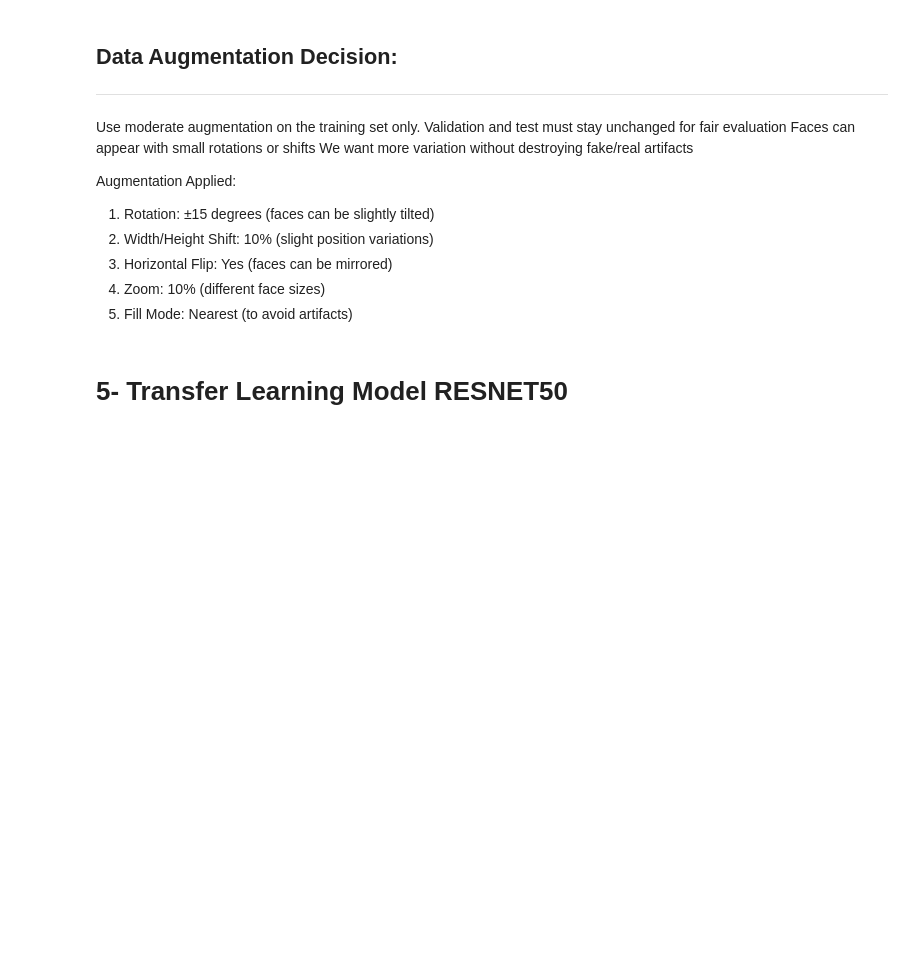
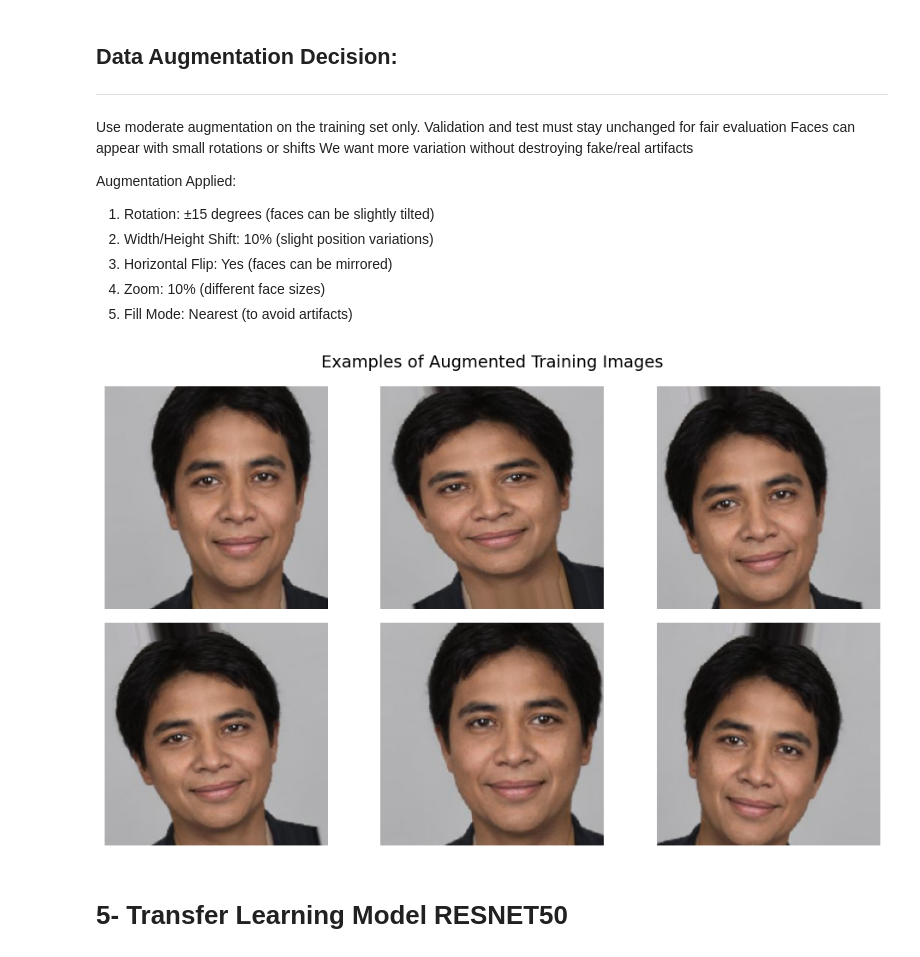
Before and after one commit to habiba-226/ResNet50-Fake-Face-Detection, a Jupyter notebook: resnet-v2.ipynb, the cells around one changed output. Cells and saved outputs as stored; diff of their text form; code cells hidden in the pictures; blank space fills up the shorter version.

```diff
--- a/resnet-v2.ipynb
+++ b/resnet-v2.ipynb
@@ -232,3 +246,24 @@ test_datagen = ImageDataGenerator(rescale=1./255)
+# %%
+# VISUALIZE DATA AUGMENTATION
+sample_img_path = all_train_files[0]
+img = image.load_img(sample_img_path, target_size=(IMG_SIZE, IMG_SIZE))
+img_array = image.img_to_array(img)
+img_array = np.expand_dims(img_array, 0)
+
+aug_iter = train_datagen.flow(img_array, batch_size=1)
+
+plt.figure(figsize=(10, 6))
+for i in range(6):
+    augmented = next(aug_iter)[0]
+    plt.subplot(2, 3, i + 1)
+    plt.imshow(augmented)
+    plt.axis('off')
+
+plt.suptitle("Examples of Augmented Training Images", fontsize=14)
+plt.tight_layout()
+plt.show()
+# %% [output]
+[figure, added]
 # %% [markdown]
 # 5- Transfer Learning Model RESNET50
 # %%
```
Also changed, not shown: parts of 54 cells of this notebook.
